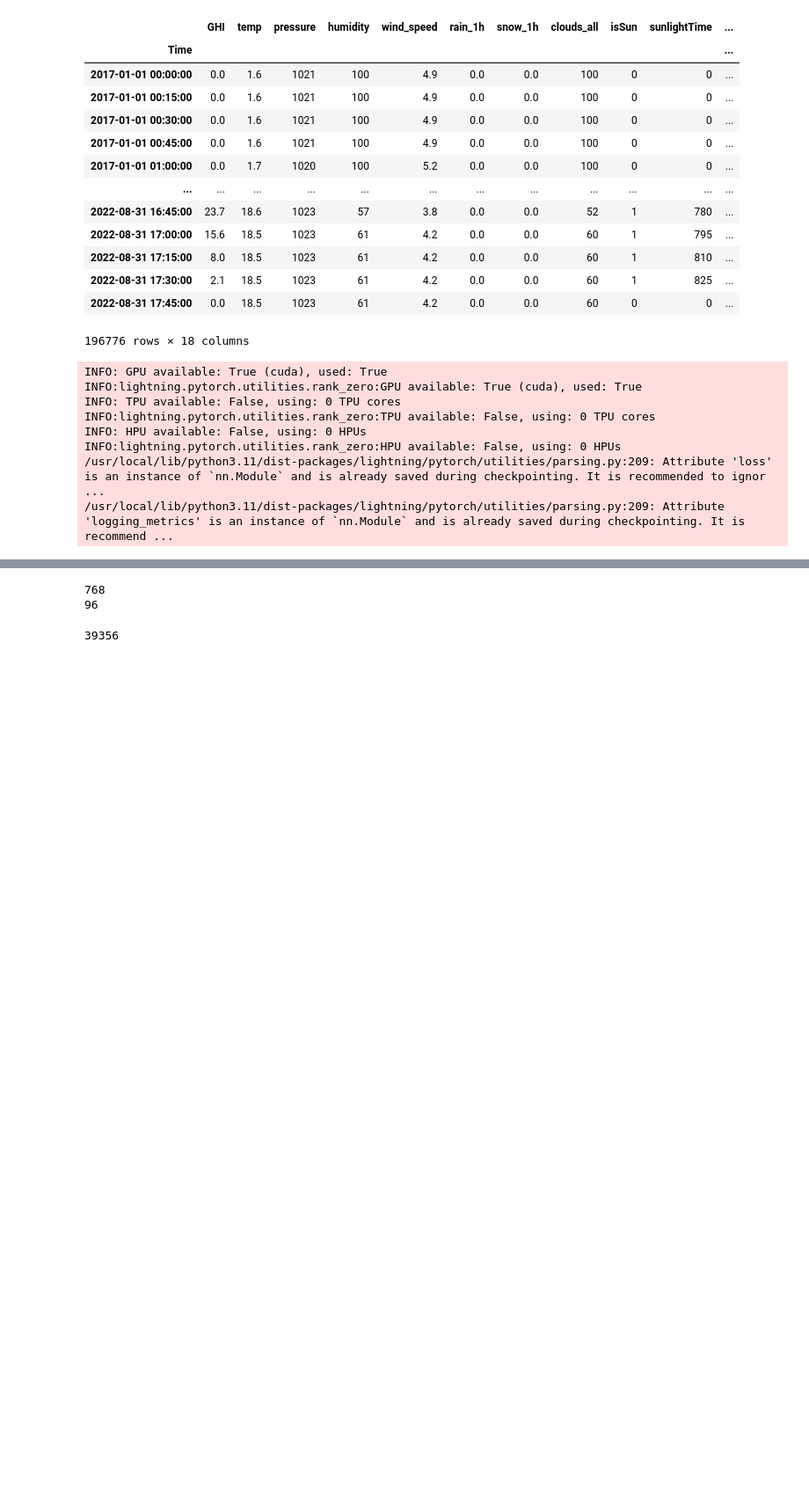
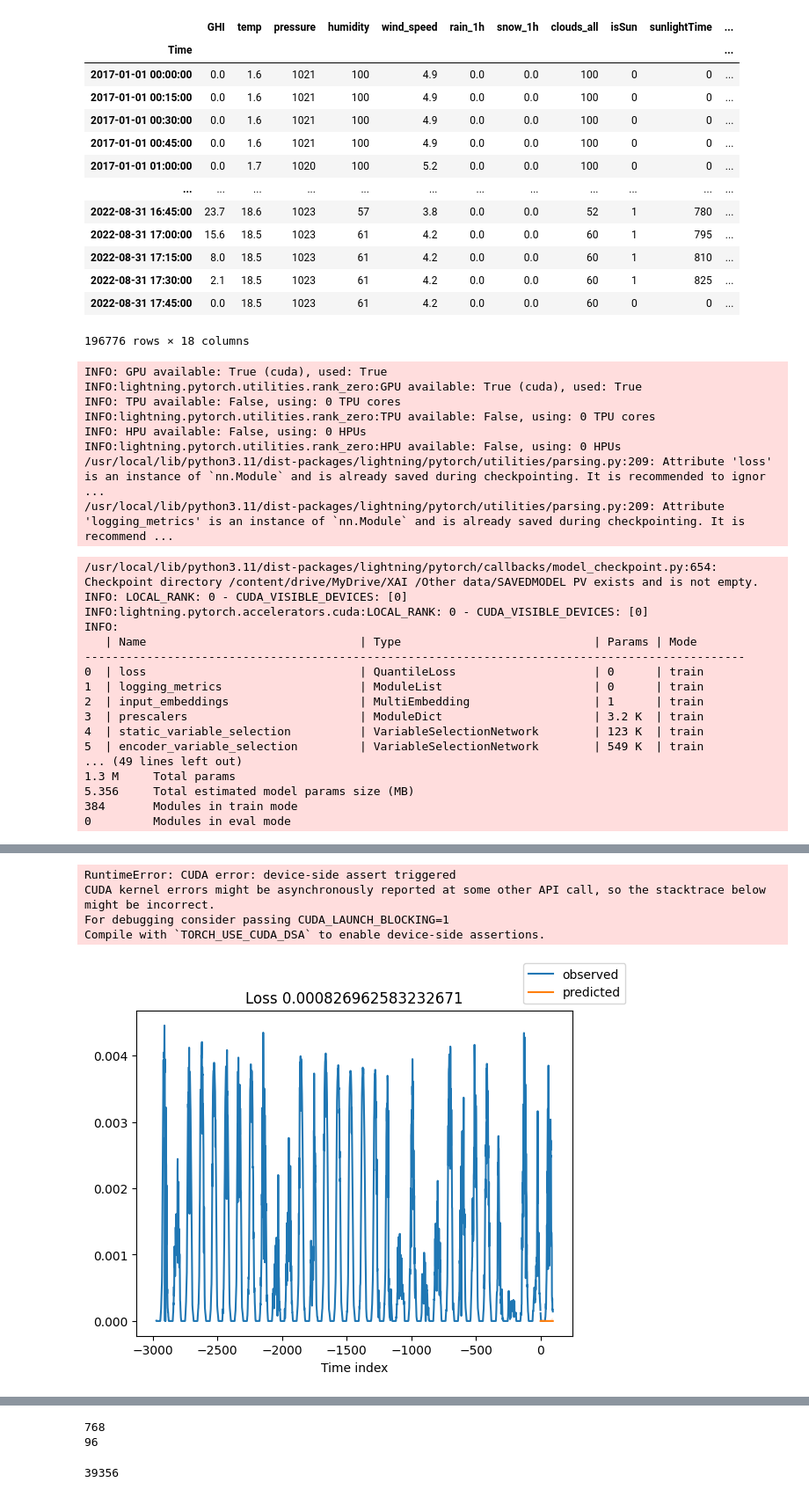
Before and after one commit to Shayantan1012/PV-Forcast-Project, a Jupyter notebook: Updated_PV_Forcasting.ipynb, the cells around one changed output, grey strips where cells are left out. Shown at 88% size. Cells and saved outputs as stored; diff of their text form; code cells hidden in the pictures; blank space fills up the shorter version.

```diff
--- a/Updated_PV_Forcasting.ipynb
+++ b/Updated_PV_Forcasting.ipynb
@@ -460,7 +447,7 @@ validation = TimeSeriesDataSet.from_dataset(training, X_ft_train, predict=True,
 
 
 # create dataloaders for  our model
-batch_size = 64
+batch_size = 32
 # if you have a strong GPU, feel free to increase the number of workers
 train_dataloader = training.to_dataloader(train=True, batch_size=batch_size, num_workers=0)
 val_dataloader = validation.to_dataloader(train=False, batch_size=batch_size * 10, num_workers=0)
@@ -469,7 +456,7 @@ val_dataloader = validation.to_dataloader(train=False, batch_size=batch_size * 1
 
 checkpoint_callback = ModelCheckpoint(
     dirpath='/content/drive/MyDrive/XAI /Other data/SAVEDMODEL PV/',   # 🔹 Your desired directory
-    filename="best_tft_model",            # 🔹 Custom filename (no extension)
+    filename="best_tft_model2",            # 🔹 Custom filename (no extension)
     monitor="val_loss",                   # 🔹 Metric to monitor
     save_top_k=1,                         # 🔹 Save only the best model
     mode="min"                            # 🔹 "min" if lower is better (e.g., loss)
@@ -480,7 +467,7 @@ lr_logger = LearningRateMonitor()
 logger = TensorBoardLogger("lightning_logs")
 
 trainer = pl.Trainer(
-    max_epochs=1,
+    max_epochs=10,
     accelerator='gpu',
     devices=1,
     enable_model_summary=True,
@@ -493,14 +480,14 @@ trainer = pl.Trainer(
 tft = TemporalFusionTransformer.from_dataset(
     training,
     learning_rate=0.001,
-    hidden_size=160,
-    attention_head_size=4,
+    hidden_size=100,
+    attention_head_size=5,
     dropout=0.1,
-    hidden_continuous_size=160,
+    hidden_continuous_size=100,
     output_size=7,  # there are 7 quantiles by default: [0.02, 0.1, 0.25, 0.5, 0.75, 0.9, 0.98]
     loss=QuantileLoss(),
     log_interval=10,
-    reduce_on_plateau_patience=4,
+    reduce_on_plateau_patience=5,
 )
 # %% [output]
 INFO: GPU available: True (cuda), used: True
@@ -512,8 +499,26 @@ INFO:lightning.pytorch.utilities.rank_zero:HPU available: False, using: 0 HPUs
 /usr/local/lib/python3.11/dist-packages/lightning/pytorch/utilities/parsing.py:209: Attribute 'loss' is an instance of `nn.Module` and is already saved during checkpointing. It is recommended to ignor ...
 /usr/local/lib/python3.11/dist-packages/lightning/pytorch/utilities/parsing.py:209: Attribute 'logging_metrics' is an instance of `nn.Module` and is already saved during checkpointing. It is recommend ...
 # %%
-# trainer.fit(
-#     tft,
-#     train_dataloaders=train_dataloader,
-#     val_dataloaders=val_dataloader,
-# )
+trainer.fit(
+    tft,
+    train_dataloaders=train_dataloader,
+    val_dataloaders=val_dataloader,
+)
+# %% [output]
+/usr/local/lib/python3.11/dist-packages/lightning/pytorch/callbacks/model_checkpoint.py:654: Checkpoint directory /content/drive/MyDrive/XAI /Other data/SAVEDMODEL PV exists and is not empty.
+INFO: LOCAL_RANK: 0 - CUDA_VISIBLE_DEVICES: [0]
+INFO:lightning.pytorch.accelerators.cuda:LOCAL_RANK: 0 - CUDA_VISIBLE_DEVICES: [0]
+INFO:
+   | Name                               | Type                            | Params | Mode
+------------------------------------------------------------------------------------------------
+0  | loss                               | QuantileLoss                    | 0      | train
+1  | logging_metrics                    | ModuleList                      | 0      | train
+2  | input_embeddings                   | MultiEmbedding                  | 1      | train
+3  | prescalers                         | ModuleDict                      | 3.2 K  | train
+4  | static_variable_selection          | VariableSelectionNetwork        | 123 K  | train
+5  | encoder_variable_selection         | VariableSelectionNetwork        | 549 K  | train
+... (49 lines left out)
+1.3 M     Total params
+5.356     Total estimated model params size (MB)
+384       Modules in train mode
+0         Modules in eval mode
@@ -520 +526,6 @@ INFO:lightning.pytorch.utilities.rank_zero:HPU available: False, using: 0 HPUs
+RuntimeError: CUDA error: device-side assert triggered
+CUDA kernel errors might be asynchronously reported at some other API call, so the stacktrace below might be incorrect.
+For debugging consider passing CUDA_LAUNCH_BLOCKING=1
+Compile with `TORCH_USE_CUDA_DSA` to enable device-side assertions.
+[figure, added]
 # %%
```
Also changed, not shown: parts of 21 cells of this notebook.
